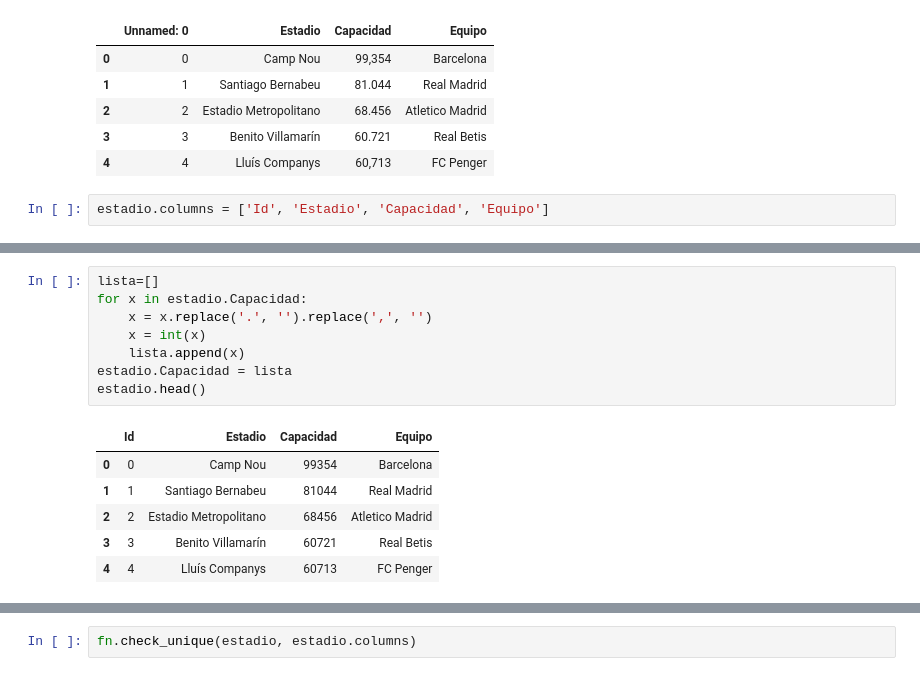
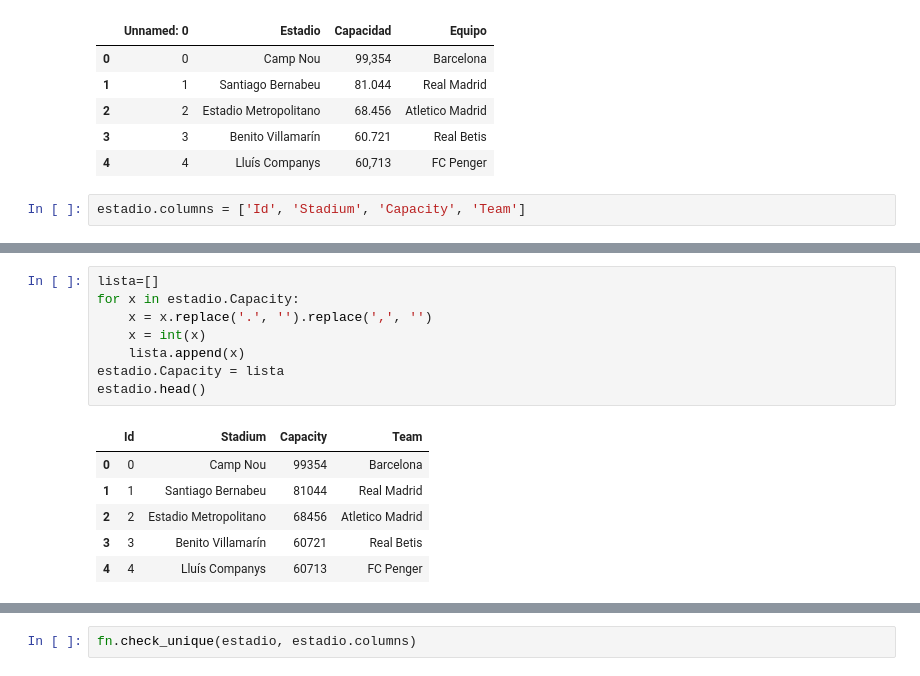
Before and after one commit to victorrmtz/Project-ETL, a Jupyter notebook: src/Limpiar.ipynb, the cells around one changed output, grey strips where cells are left out. Drawn from its saved outputs; the diff is of its cells as text.

```diff
--- a/src/Limpiar.ipynb
+++ b/src/Limpiar.ipynb
@@ -30,7 +30,7 @@ estadio.head()
 | 3 | 3 | Benito Villamarín | 60.721 | Real Betis |
 | 4 | 4 | Lluís Companys | 60,713 | FC Penger |
 # %%
-estadio.columns = ['Id', 'Estadio', 'Capacidad', 'Equipo']
+estadio.columns = ['Id', 'Stadium', 'Capacity', 'Team']
 # %%
 estadio.info(memory_usage='deep')
 # %% [output]
@@ -47,14 +47,14 @@ dtypes: int64(1), object(3)
 memory usage: 14.6 KB
 # %%
 lista=[]
-for x in estadio.Capacidad:
+for x in estadio.Capacity:
     x = x.replace('.', '').replace(',', '')
     x = int(x)
     lista.append(x)
-estadio.Capacidad = lista
+estadio.Capacity = lista
 estadio.head()
 # %% [output]
-|  | Id | Estadio | Capacidad | Equipo |
+|  | Id | Stadium | Capacity | Team |
 | 0 | 0 | Camp Nou | 99354 | Barcelona |
 | 1 | 1 | Santiago Bernabeu | 81044 | Real Madrid |
 | 2 | 2 | Estadio Metropolitano | 68456 | Atletico Madrid |
```
Also changed, not shown: parts of 57 cells of this notebook, 1 other file.
